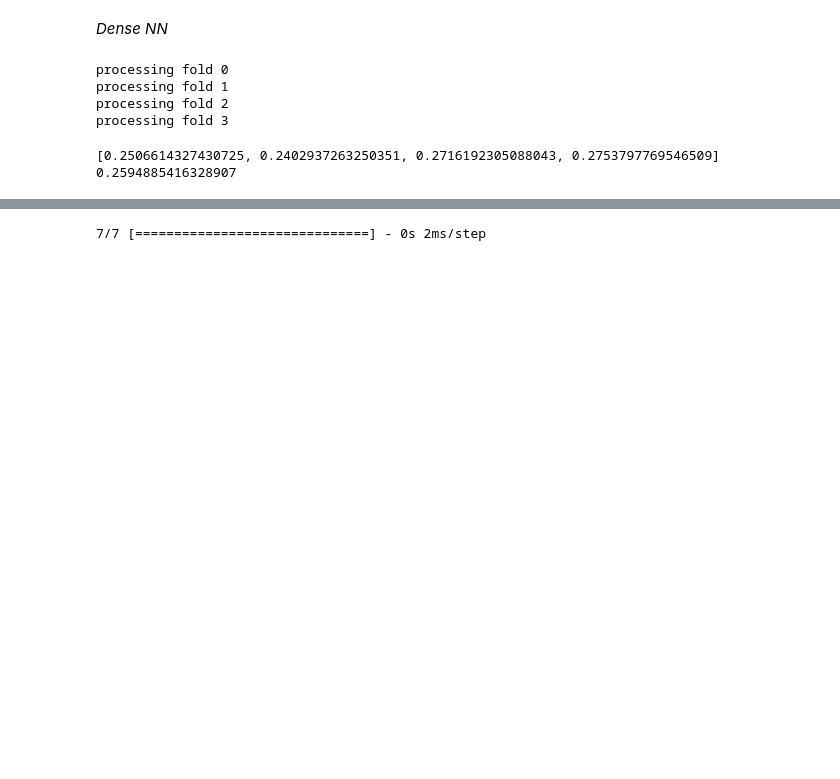
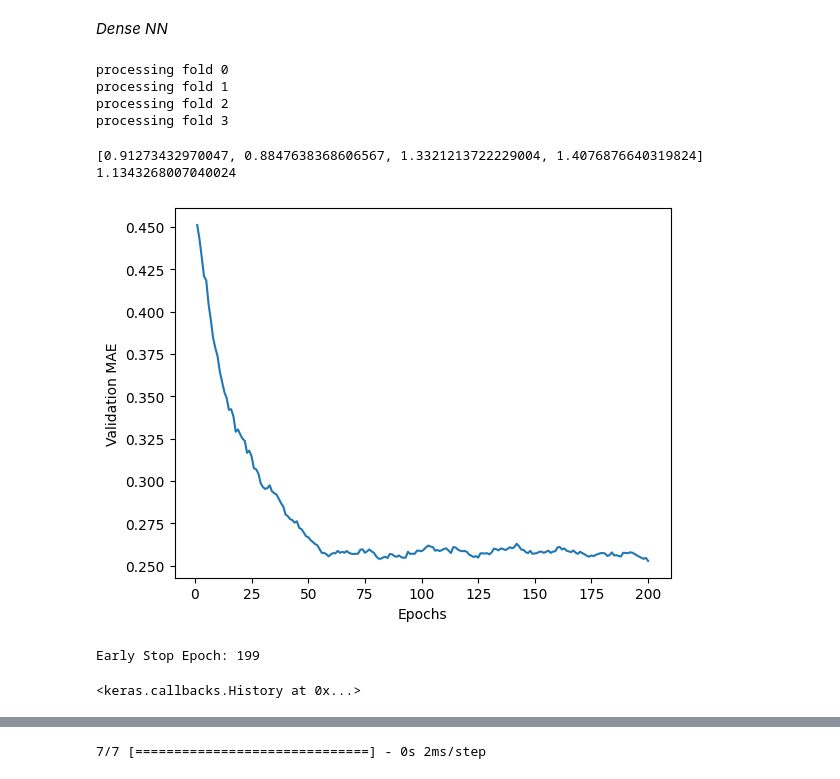
Before and after one commit to thestianchris/ML-HeatingLoad, a Jupyter notebook: coursework.ipynb, the cells around one changed output, grey strips where cells are left out. Drawn from its saved outputs; the diff is of its cells as text; code cells hidden in the pictures; blank space fills up the shorter version.

```diff
--- a/coursework.ipynb
+++ b/coursework.ipynb
@@ -69,7 +69,7 @@ print(predictors.iloc[:,1:])
 # %%
 #Split the dataset into chunks train/test
 from sklearn.model_selection import train_test_split
-x_train, x_test, y_train, y_test = train_test_split(predictors, labels, test_size=0.3)
+x_train, x_test, y_train, y_test = train_test_split(predictors, labels, test_size=0.3, shuffle=False)
 
 print(x_train.shape)
 print(x_test.shape)
@@ -169,13 +170,13 @@ from tensorflow.keras import models
 from tensorflow.keras import layers
 # %%
 def build_model():
-    tf.keras.backend.clear_session()
     model=models.Sequential()
-    model.add(layers.Dense(10, activation='tanh',
-              input_shape=(x_train.shape[1],)))
+    model.add(layers.Dense(8, activation='tanh',
+              input_shape=(x_train.shape[1],), kernel_regularizer=regularizers.L1(0.01)))
     model.add(layers.Dense(1))
+    opt = keras.optimizers.RMSprop(learning_rate=0.02, momentum=0.01)
     model.compile(
-        optimizer='rmsprop',
+        optimizer=opt,
         loss='mse',
         metrics=['mae']
     )
@@ -183,8 +184,9 @@ def build_model():
 # %%
 K = 4
 num_val_samples = len(x_train) // K
-num_epochs = 100
+num_epochs = 200
 all_scores = []
+all_mae_histories = []
 
 for i in range(K):
     print('processing fold', i)
@@ -198,15 +200,19 @@ for i in range(K):
     partial_train_data = np.concatenate([x_train[:a], x_train[b:]], axis=0)
     partial_train_targets = np.concatenate([y_train[:a], y_train[b:]], axis=0)
 
-    # Build the Keras model (already compiled)
     model = build_model()
 
-    # Train the model (in silent mode, verbose=0)
-    model.fit(partial_train_data, partial_train_targets, epochs=num_epochs, batch_size=16, verbose=0)
 
-    # Evaluate the model on the validation datam
+    # Evaluate fold
     val_mse, val_mae = model.evaluate(val_data, val_targets, verbose=0)
     all_scores.append(val_mae)
+
+    history = model.fit(partial_train_data, partial_train_targets,
+                        epochs=num_epochs, batch_size=32, verbose=0,
+                        validation_data=(val_data, val_targets))
+
+    mae_history = history.history['val_mae']
+    all_mae_histories.append(mae_history)
 # %% [output]
 processing fold 0
 processing fold 1
@@ -216,8 +222,35 @@ processing fold 3
 print(all_scores)
 print(np.mean(all_scores))
 # %% [output]
-[0.2506614327430725, 0.2402937263250351, 0.2716192305088043, 0.2753797769546509]
-0.2594885416328907
+[0.91273432970047, 0.8847638368606567, 1.3321213722229004, 1.4076876640319824]
+1.1343268007040024
+# %%
+def smooth_curve(points, factor = 0.9):
+    smoothed_points = []
+    for point in points:
+        if smoothed_points: # an empty list is 'False'
+            previous = smoothed_points[-1] # the last appended point
+            smoothed_points.append(previous * factor + point * (1 - factor))
+        else:
+            smoothed_points.append(point)
+    return smoothed_points
+
+average_mae_history = [np.mean([x[i] for x in all_mae_histories])for i in range(num_epochs)]
+smooth_mae_history = smooth_curve(mae_history)
+plt.plot(range(1, len(smooth_mae_history) + 1), smooth_mae_history)
+plt.xlabel('Epochs')
+plt.ylabel('Validation MAE')
+plt.show()
+
+print("Early Stop Epoch:", np.argmin(smooth_mae_history))
+# %% [output]
+[figure, added]
+Early Stop Epoch: 199
+# %%
+model = build_model()
+model.fit(x_train, y_train, epochs = np.argmin(smooth_mae_history), batch_size = 100, verbose=0)
+# %% [output]
+<keras.callbacks.History at 0x...>
 # %%
 test_mse_score, test_mae_score = model.evaluate(x_test, y_test)
 # %% [output]
```
Also changed, not shown: parts of 7 cells of this notebook.
